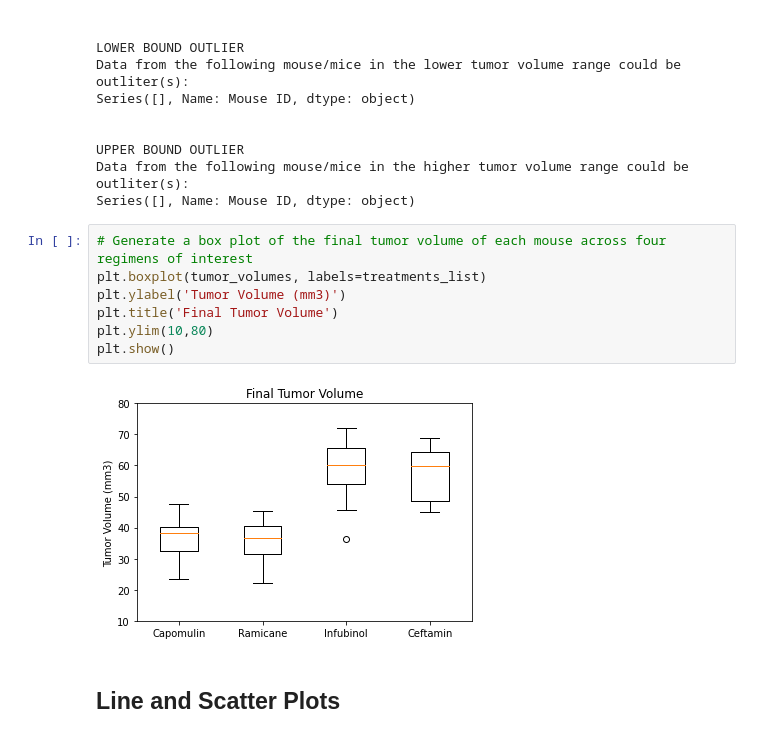
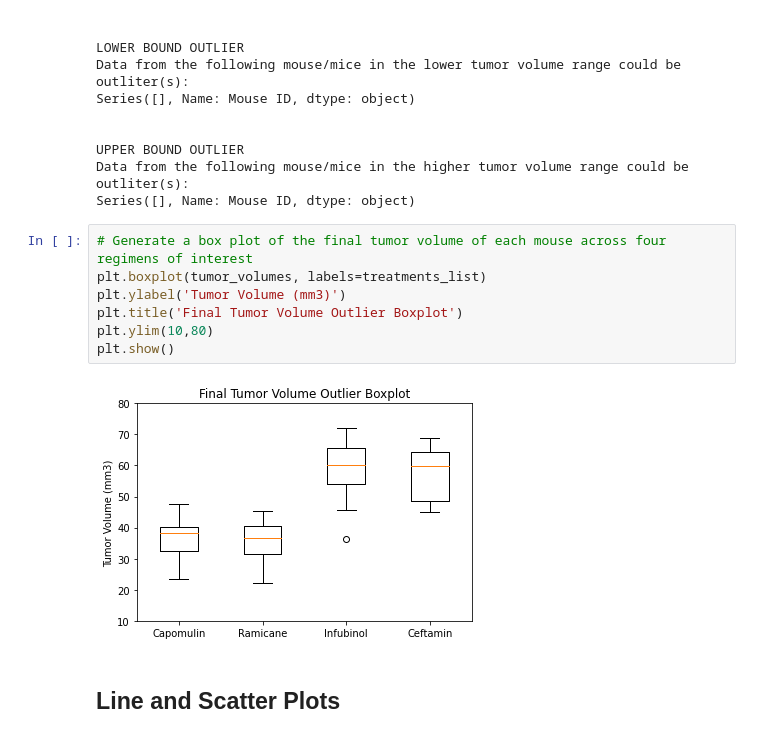
Before and after one commit to NathanJPotter/Matplotlib-challenge-np, a Jupyter notebook: Pymaceuticals/pymaceuticals_starter.ipynb, the cells around one changed output. Cells and saved outputs as stored; diff of their text form.

```diff
--- a/Pymaceuticals/pymaceuticals_starter.ipynb
+++ b/Pymaceuticals/pymaceuticals_starter.ipynb
@@ -560,12 +562,12 @@ Series([], Name: Mouse ID, dtype: object)
 # %%
 # Generate a box plot of the final tumor volume of each mouse across four regimens of interest
 plt.boxplot(tumor_volumes, labels=treatments_list)
 plt.ylabel('Tumor Volume (mm3)')
-plt.title('Final Tumor Volume')
+plt.title('Final Tumor Volume Outlier Boxplot')
 plt.ylim(10,80)
 plt.show()
 # %% [output]
-[figure, old version]
+[figure, new version]
 # %% [markdown]
 ## Line and Scatter Plots
 # %%
```
Also changed, not shown: parts of 1 cell of this notebook.
